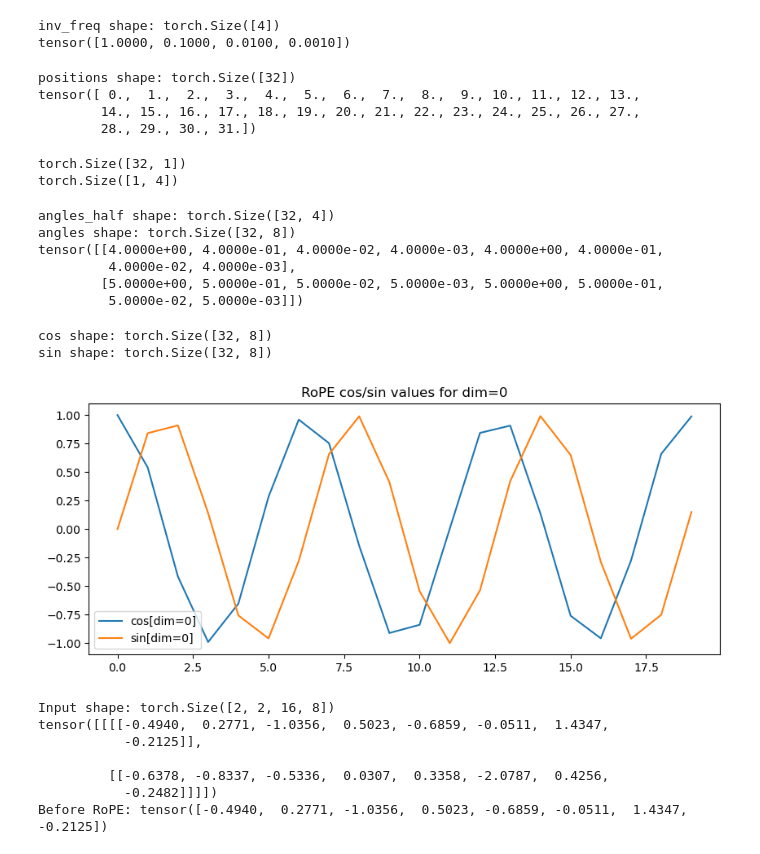
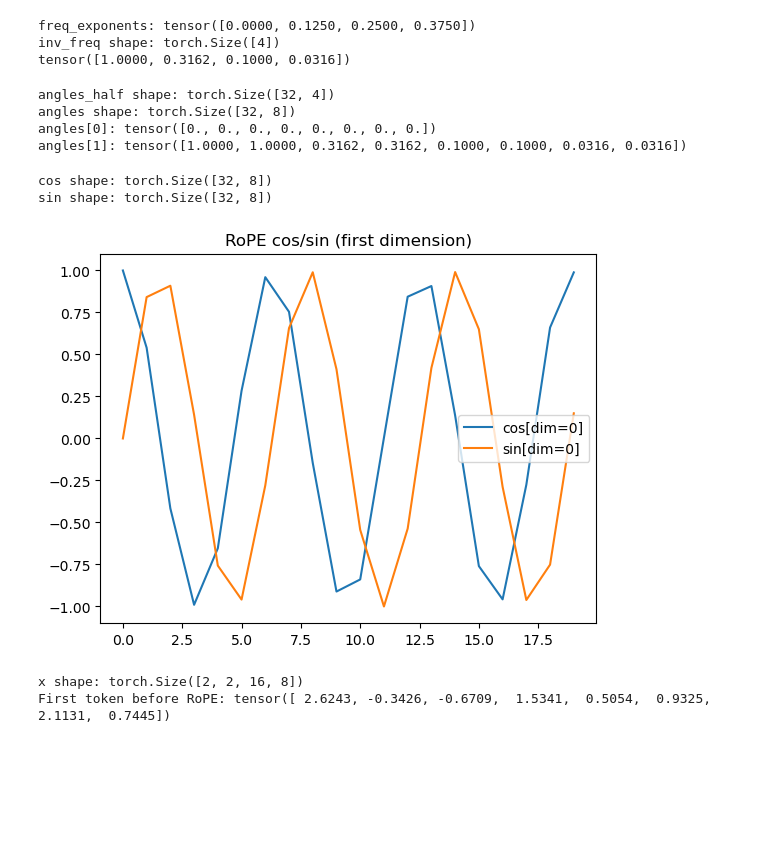
Before and after one commit to PrajwalAxRy/Cooking_360M_LLM_From_Scratch, a Jupyter notebook: notebook/RoPE.ipynb, the cells around one changed output. Saved outputs shown, nothing was run; the diff lists cells and outputs as text; code cells hidden in the pictures; blank space fills up the shorter version.

```diff
--- a/notebook/RoPE.ipynb
+++ b/notebook/RoPE.ipynb
@@ -10,44 +10,35 @@ batch_size, num_heads, seq_len = 2, 2, 16
 dtype = torch.float32
 # %%
-freq_exponents = torch.arange(0, head_dim, 2, dtype=dtype) / head_dim
+# freq_exponents: [0, 2/head_dim, 4/head_dim, ...]
+freq_exponents = torch.arange(0, head_dim // 2, dtype=dtype) / head_dim
+print("freq_exponents:", freq_exponents)
+
+# inverse frequencies
 inv_freq = 1.0 / (theta_base ** freq_exponents)
-
 print("inv_freq shape:", inv_freq.shape)
 print(inv_freq)
 # %% [output]
+freq_exponents: tensor([0.0000, 0.1250, 0.2500, 0.3750])
 inv_freq shape: torch.Size([4])
-tensor([1.0000, 0.1000, 0.0100, 0.0010])
+tensor([1.0000, 0.3162, 0.1000, 0.0316])
-# %%
-# Position indices
-positions = torch.arange(context_length, dtype=dtype)
-print("positions shape:", positions.shape)
-print(positions)
-# %% [output]
-positions shape: torch.Size([32])
-tensor([ 0.,  1.,  2.,  3.,  4.,  5.,  6.,  7.,  8.,  9., 10., 11., 12., 13.,
-        14., 15., 16., 17., 18., 19., 20., 21., 22., 23., 24., 25., 26., 27.,
-        28., 29., 30., 31.])
-# %%
-print(positions[:, None].shape)
-print(inv_freq[None, :].shape)
-# %% [output]
-torch.Size([32, 1])
-torch.Size([1, 4])
 # %%
-# Outer product → angles (context_length, head_dim // 2)
+# positions: [0, 1, 2, ..., context_length-1]
+positions = torch.arange(context_length, dtype=dtype)
+
+# outer product → shape (context_length, head_dim//2)
 angles_half = positions[:, None] * inv_freq[None, :]
 print("angles_half shape:", angles_half.shape)
-#print(angles_half)
 
-# Duplicate to full head_dim
-angles = torch.cat([angles_half, angles_half], dim=-1)
+# interleave to shape (context_length, head_dim)
+angles = torch.zeros(context_length, head_dim, dtype=dtype)
+angles[:, 0::2] = angles_half
+angles[:, 1::2] = angles_half
 
 print("angles shape:", angles.shape)
-print(angles[4:6, :])  # Print first two rows of angles
+print("angles[0]:", angles[0])   # should be all zeros
+print("angles[1]:", angles[1])   # first step
 # %% [output]
 angles_half shape: torch.Size([32, 4])
 angles shape: torch.Size([32, 8])
-tensor([[4.0000e+00, 4.0000e-01, 4.0000e-02, 4.0000e-03, 4.0000e+00, 4.0000e-01,
-         4.0000e-02, 4.0000e-03],
-        [5.0000e+00, 5.0000e-01, 5.0000e-02, 5.0000e-03, 5.0000e+00, 5.0000e-01,
-         5.0000e-02, 5.0000e-03]])
+angles[0]: tensor([0., 0., 0., 0., 0., 0., 0., 0.])
+angles[1]: tensor([1.0000, 1.0000, 0.3162, 0.3162, 0.1000, 0.1000, 0.0316, 0.0316])
@@ -65,31 +45,24 @@ tensor([[4.0000e+00, 4.0000e-01, 4.0000e-02, 4.0000e-03, 4.0000e+00, 4.0000e-01,
 # %%
 cos = torch.cos(angles)
 sin = torch.sin(angles)
 
 print("cos shape:", cos.shape)
 print("sin shape:", sin.shape)
+
+# visualize cos/sin for first dim
+plt.plot(cos[:20, 0], label="cos[dim=0]")
+plt.plot(sin[:20, 0], label="sin[dim=0]")
+plt.legend()
+plt.title("RoPE cos/sin (first dimension)")
+plt.show()
 # %% [output]
 cos shape: torch.Size([32, 8])
 sin shape: torch.Size([32, 8])
+[figure, added]
-# %%
-plt.figure(figsize=(10, 4))
-plt.plot(cos[:20, 0].numpy(), label="cos[dim=0]")
-plt.plot(sin[:20, 0].numpy(), label="sin[dim=0]")
-plt.legend()
-plt.title("RoPE cos/sin values for dim=0")
-plt.show()
-# %% [output]
-[figure, removed]
 # %%
 x = torch.randn(batch_size, num_heads, seq_len, head_dim)
-print("Input shape:", x.shape)
-print(x[:1, :2, :1, :])  # Print a small slice of x
-print("Before RoPE:", x[0, 0, 0])
+print("x shape:", x.shape)
+print("First token before RoPE:", x[0, 0, 0])
 # %% [output]
-Input shape: torch.Size([2, 2, 16, 8])
-tensor([[[[-0.4940,  0.2771, -1.0356,  0.5023, -0.6859, -0.0511,  1.4347,
-           -0.2125]],
-
-         [[-0.6378, -0.8337, -0.5336,  0.0307,  0.3358, -2.0787,  0.4256,
-           -0.2482]]]])
-Before RoPE: tensor([-0.4940,  0.2771, -1.0356,  0.5023, -0.6859, -0.0511,  1.4347, -0.2125])
+x shape: torch.Size([2, 2, 16, 8])
+First token before RoPE: tensor([ 2.6243, -0.3426, -0.6709,  1.5341,  0.5054,  0.9325,  2.1131,  0.7445])
```
Also changed, not shown: parts of 8 cells of this notebook.
